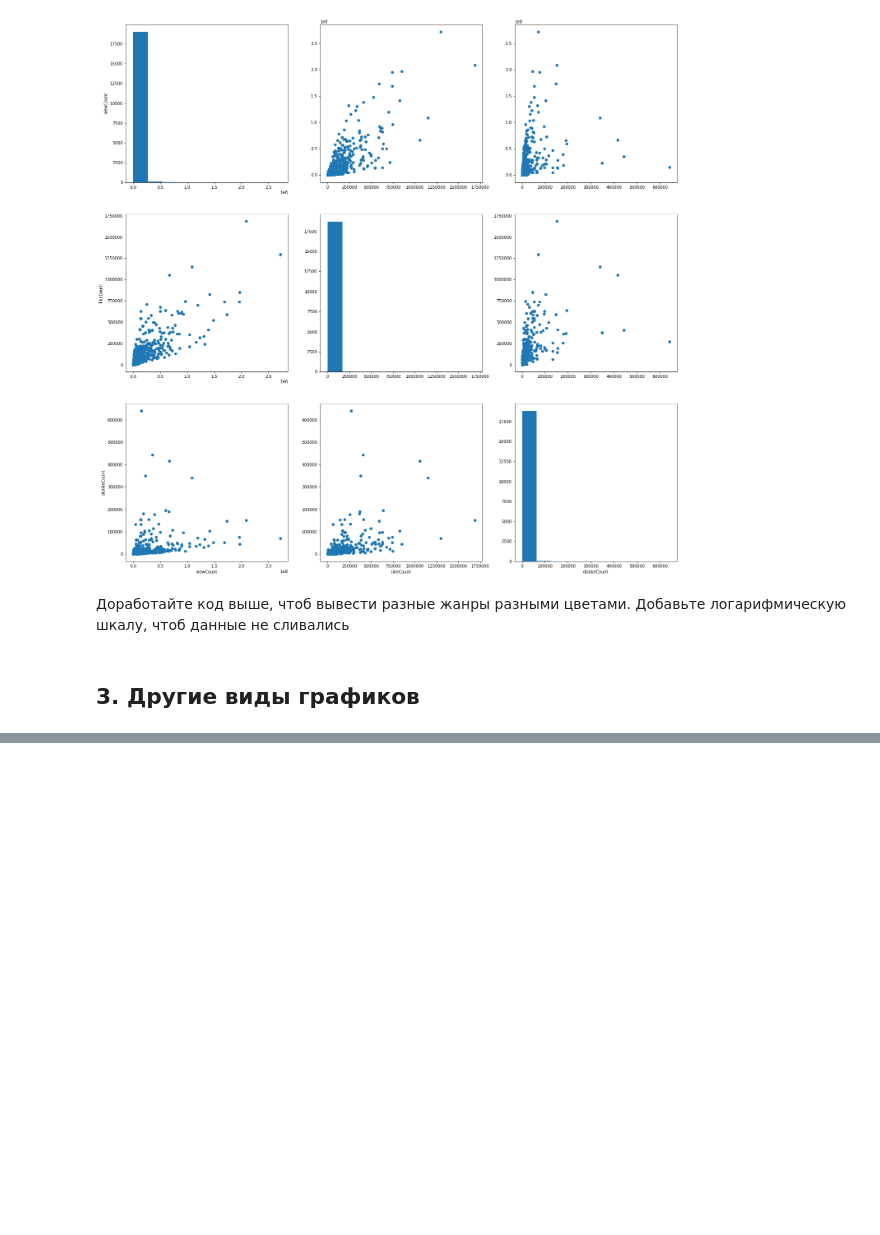
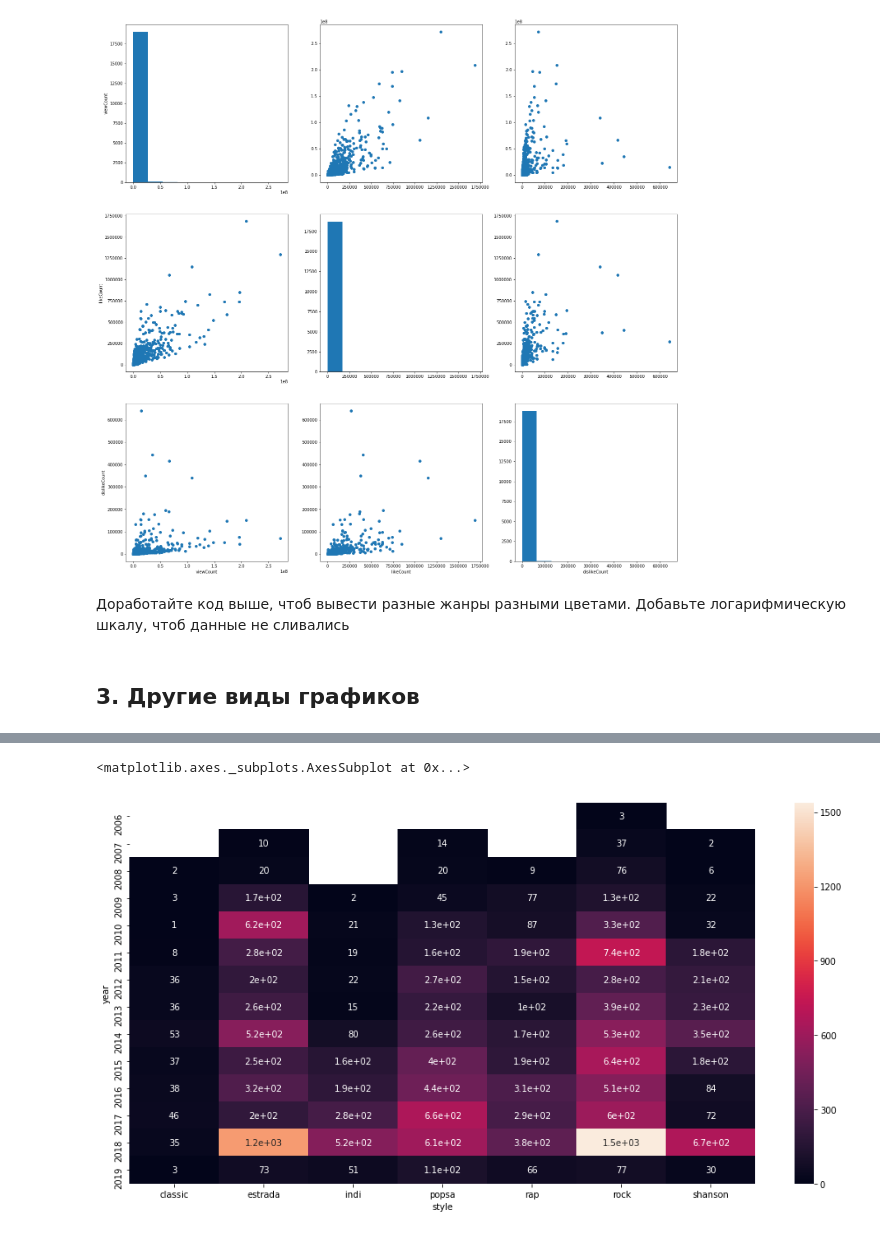
Before and after one commit to star-yar/HSE_Data_Culture, a Jupyter notebook: Intro_to_DS_2019/sem_5_visual/Visualisation.ipynb, the cells around one changed output, grey strips where cells are left out. Saved outputs shown, nothing was run; the diff lists cells and outputs as text; code cells hidden in the pictures; blank space fills up the shorter version.

```diff
--- a/Intro_to_DS_2019/sem_5_visual/Visualisation.ipynb
+++ b/Intro_to_DS_2019/sem_5_visual/Visualisation.ipynb
@@ -236,0 +251,11 @@ fig.show()
+# %%
+year_style = defaultdict(list)
+for (year, style), stats in youtube.groupby(['year', 'music_style']):
+    year_style['year'].append(year)
+    year_style['style'].append(style)
+    year_style['viewCount'].append(stats.viewCount.sum())
+    year_style['likeCount'].append(stats.likeCount.sum())
+    year_style['dislikeCount'].append(stats.dislikeCount.sum())
+    year_style['videosCount'].append(len(stats))
+year_style = pd.DataFrame.from_dict(year_style)
+year_style
@@ -236,0 +281,7 @@ fig.show()
+# %%
+year_style_pivot = year_style.pivot('year', 'style', 'videosCount')
+
+sns.heatmap(year_style_pivot, annot=True)
+# %% [output]
+<matplotlib.axes._subplots.AxesSubplot at 0x...>
+[figure, added]
```
Also changed, not shown: parts of 8 cells of this notebook, 2 other files.
